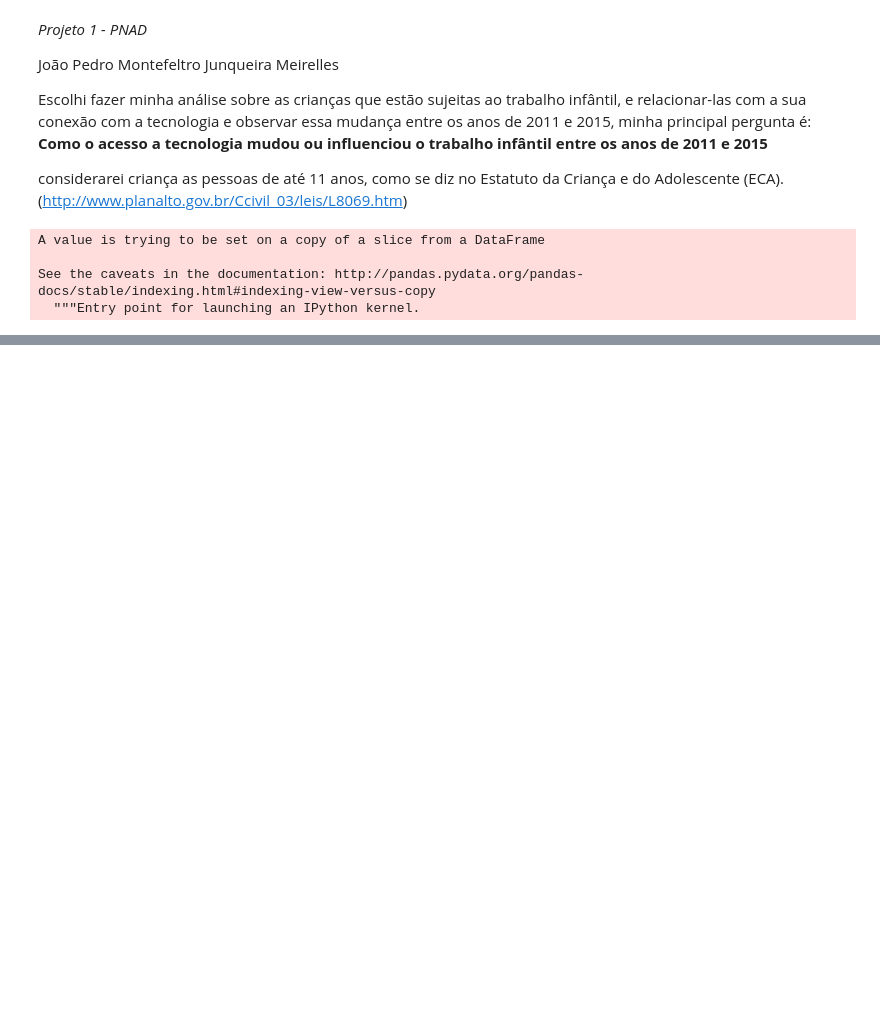
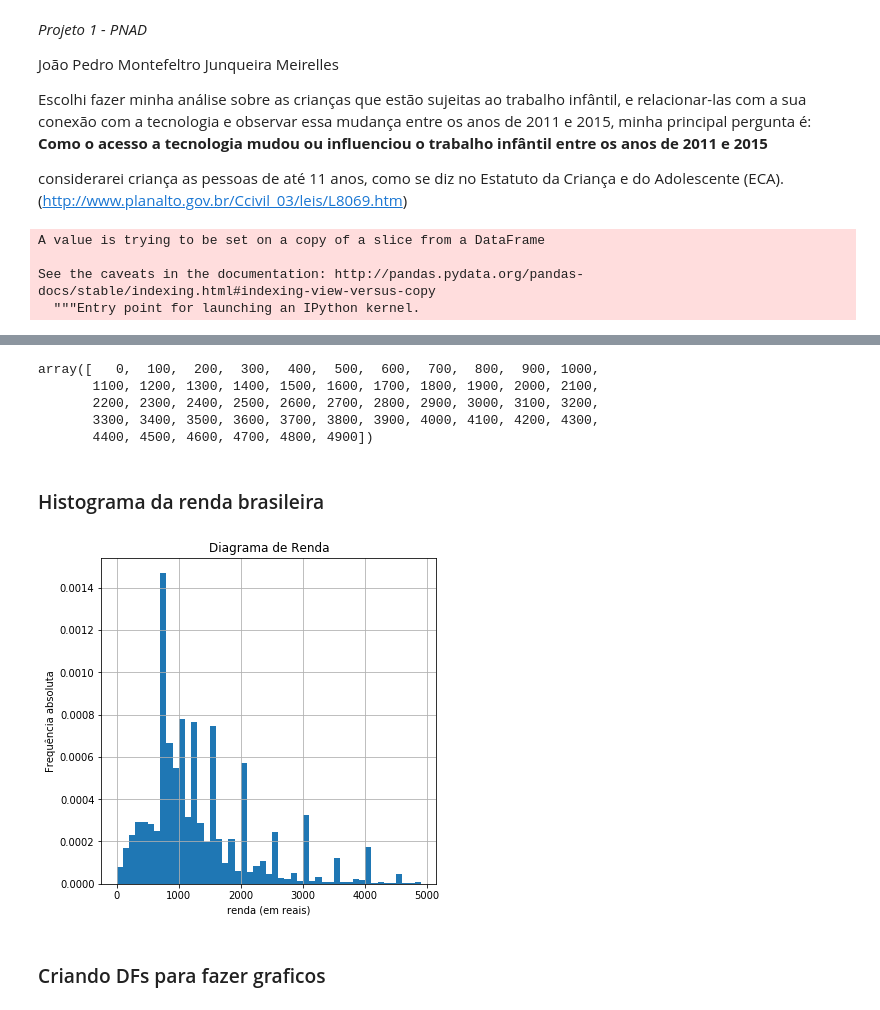
Before and after one commit to joaopmjm/CDDP, a Jupyter notebook: P1 - PNAD.ipynb, the cells around one changed output, grey strips where cells are left out. Drawn from its saved outputs; the diff is of its cells as text; code cells hidden in the pictures; blank space fills up the shorter version.

Commit message:
P1 0.1.5
Add graficos e começando a comparar regiões

```diff
--- a/P1 - PNAD.ipynb
+++ b/P1 - PNAD.ipynb
@@ -28,9 +28,9 @@ df_2011 = df_2011.fillna(0)
 df_2015_limpa = df_2015.copy()
 # %%
 df_2015.UF = df_2015.UF.astype('category')
-df_2015.V9003 = df_2015.V9003.astype('category')
-df_2015.V9004 = df_2015.V9004.astype('category')
-df_2015.V9532 = df_2015.V9532.astype('category')
+df_2015.UF = df_2015.V8005.astype('int64')
+df_2015.V9003 = df_2015.V9001.astype('category')
+df_2015.V9532 = df_2015.V9532.astype('int64')
 df_2015.V061111 = df_2015.V061111.astype('category')
 df_2015.V061112 = df_2015.V061112.astype('category')
 df_2015.V061113 = df_2015.V061113.astype('category')
@@ -150,0 +156,5 @@ df_2015_limpa
+# %%
+renda = df_2015[['V9532','V061111','V061113','V061112']].copy()
+df_2015['V9532'].describe()
+renda = renda[(renda.V9532 != 999999999999) & (renda.V9532 != 0)]
+renda.describe()
@@ -150,0 +171,21 @@ df_2015_limpa
+# %%
+faixa = np.arange(0,5000,100)
+faixa
+# %% [output]
+array([   0,  100,  200,  300,  400,  500,  600,  700,  800,  900, 1000,
+       1100, 1200, 1300, 1400, 1500, 1600, 1700, 1800, 1900, 2000, 2100,
+       2200, 2300, 2400, 2500, 2600, 2700, 2800, 2900, 3000, 3100, 3200,
+       3300, 3400, 3500, 3600, 3700, 3800, 3900, 4000, 4100, 4200, 4300,
+       4400, 4500, 4600, 4700, 4800, 4900])
+# %% [markdown]
+### Histograma da renda brasileira
+# %%
+plot = renda.V9532.plot.hist(bins=faixa, title='Diagrama de Renda', figsize=(6,6), alpha=1, normed = 1)
+plt.ylabel('Frequência absoluta')
+plt.xlabel('renda (em reais)')
+plt.grid(True)
+plt.show()
+# %% [output]
+[figure, added]
+# %% [markdown]
+### Criando DFs para fazer graficos
```
Also changed, not shown: parts of 26 cells of this notebook.
